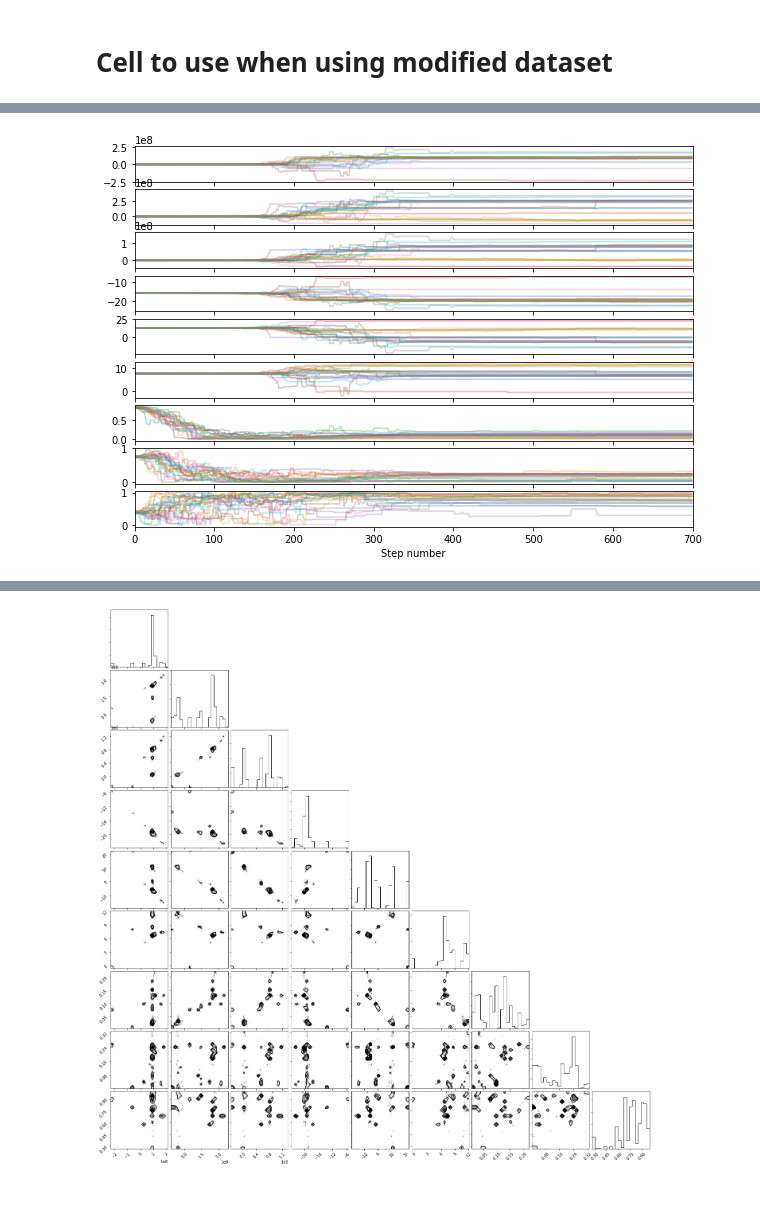
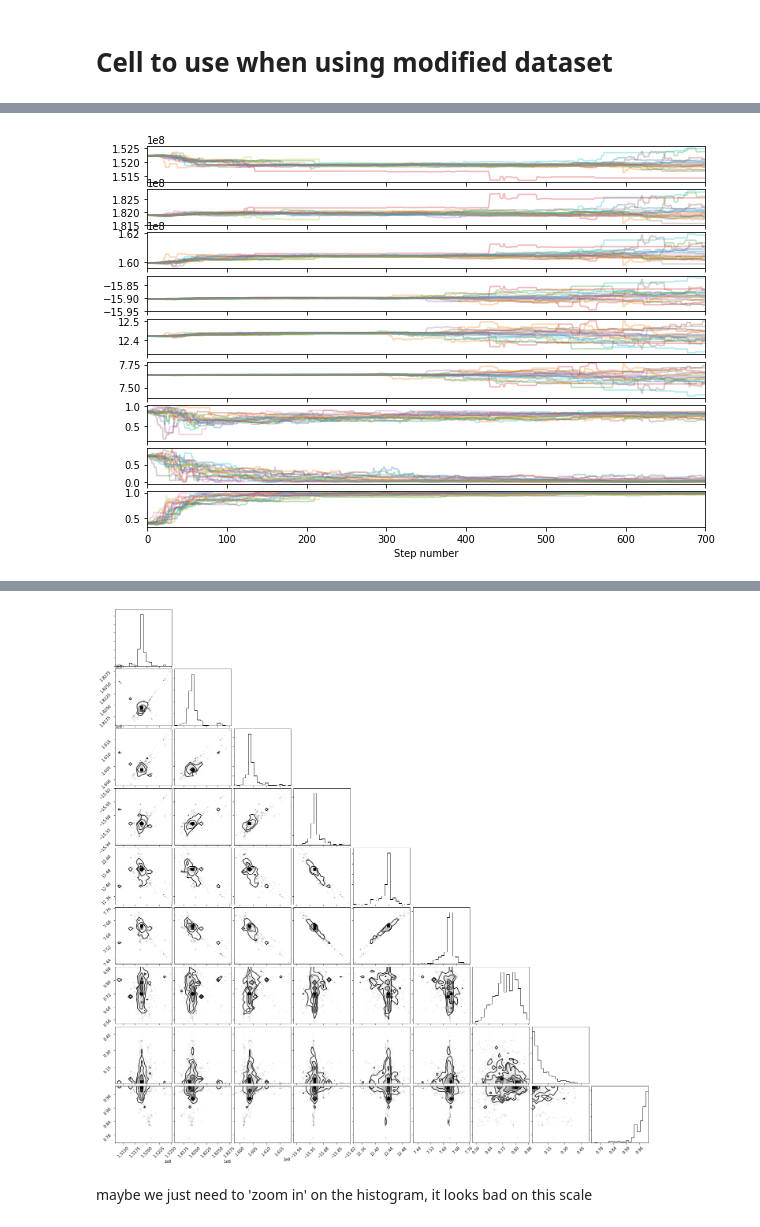
Before and after one commit to Harper741/comet_proj, a Jupyter notebook: Main_MCMC_notebook-Copy1.ipynb, the cells around one changed output, grey strips where cells are left out. Saved outputs shown, nothing was run; the diff lists cells and outputs as text; code cells hidden in the pictures; blank space fills up the shorter version.

Commit message:
fixed MCMC initialization error

```diff
--- a/Main_MCMC_notebook-Copy1.ipynb
+++ b/Main_MCMC_notebook-Copy1.ipynb
@@ -525,9 +526,9 @@ proper_m_dec = a_dec*u.deg/u.day
 initial_GCRS_pt = SkyCoord(ra = ra_median*u.deg, dec = dec_median*u.deg, distance = 1*u.au, pm_ra_cosdec = proper_m_ra, pm_dec = proper_m_dec, obstime = Time(median_date, format='jd'), frame='gcrs', radial_velocity=0*u.km/u.s)
 initial_ICRS_pt = initial_GCRS_pt.transform_to('icrs')
 
-x_init = initial_ICRS_pt.cartesian.x.value
-y_init = initial_ICRS_pt.cartesian.y.value
-z_init = initial_ICRS_pt.cartesian.z.value
+x_init = initial_ICRS_pt.cartesian.x.to(u.km).value
+y_init = initial_ICRS_pt.cartesian.y.to(u.km).value
+z_init = initial_ICRS_pt.cartesian.z.to(u.km).value
 
 v_x_init = initial_ICRS_pt.velocity.d_x.value
 v_y_init = initial_ICRS_pt.velocity.d_y.value
@@ -619,9 +620,9 @@ for i in range(ndim):
 
 axes[-1].set_xlabel("Step number");
 # %% [output]
-[figure, old version]
+[figure, new version]
 # %%
-flat_samples = sampler.get_chain(discard=350, thin=5, flat=True)
+flat_samples = sampler.get_chain(discard=100, thin=5, flat=True)
 fig = corner.corner(flat_samples);
 # %% [output]
 WARNING:root:Too few points to create valid contours
@@ -628 +634,3 @@ WARNING:root:Too few points to create valid contours
-[figure, old version]
+[figure, new version]
+# %% [markdown]
+maybe we just need to 'zoom in' on the histogram, it looks bad on this scale
```
Also changed, not shown: parts of 6 cells of this notebook, 4 other files.
